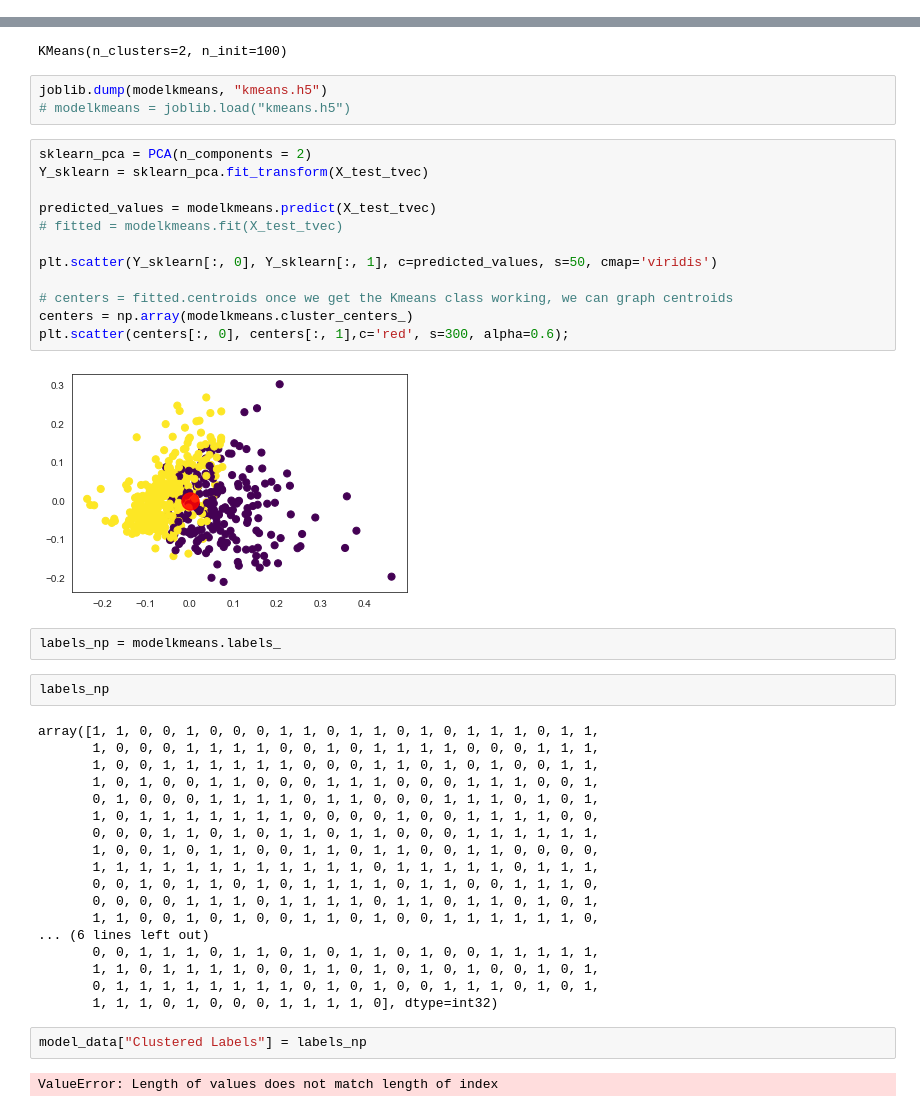
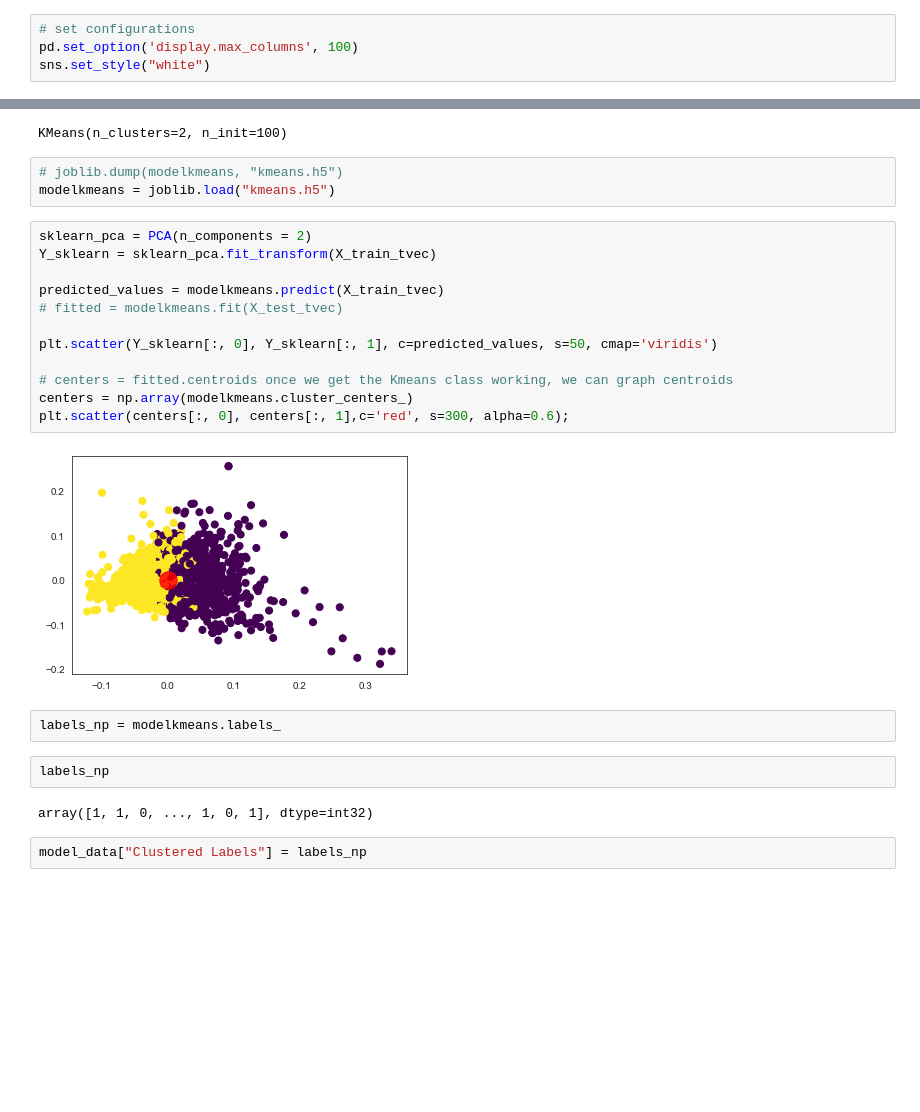
Before and after one commit to ayaanzhaque/SuiSense, a Jupyter notebook: notebooks/unsupervised_text_clustering.ipynb, the cells around one changed output, grey strips where cells are left out. Cells and saved outputs as stored; diff of their text form; blank space fills up the shorter version.

```diff
--- a/notebooks/unsupervised_text_clustering.ipynb
+++ b/notebooks/unsupervised_text_clustering.ipynb
@@ -37,6 +37,10 @@ from nltk.corpus import stopwords
 [nltk_data] Downloading package stopwords to
 [nltk_data]     /Users/ayaanhaque/nltk_data...
 [nltk_data]   Package stopwords is already up-to-date!
+# %%
+# set configurations
+pd.set_option('display.max_columns', 100)
+sns.set_style("white")
 # %%
 model_data = pd.read_csv('../data/data_for_model.csv', keep_default_na=False)
 # %%
@@ -82,46 +86,28 @@ modelkmeans.fit(X_train_tvec)
 # %% [output]
 KMeans(n_clusters=2, n_init=100)
 # %%
-joblib.dump(modelkmeans, "kmeans.h5")
-# modelkmeans = joblib.load("kmeans.h5")
+# joblib.dump(modelkmeans, "kmeans.h5")
+modelkmeans = joblib.load("kmeans.h5")
 # %%
 sklearn_pca = PCA(n_components = 2)
-Y_sklearn = sklearn_pca.fit_transform(X_test_tvec)
+Y_sklearn = sklearn_pca.fit_transform(X_train_tvec)
 
-predicted_values = modelkmeans.predict(X_test_tvec)
+predicted_values = modelkmeans.predict(X_train_tvec)
 # fitted = modelkmeans.fit(X_test_tvec)
 
 plt.scatter(Y_sklearn[:, 0], Y_sklearn[:, 1], c=predicted_values, s=50, cmap='viridis')
 
 # centers = fitted.centroids once we get the Kmeans class working, we can graph centroids
 centers = np.array(modelkmeans.cluster_centers_)
 plt.scatter(centers[:, 0], centers[:, 1],c='red', s=300, alpha=0.6);
 # %% [output]
-[figure, old version]
+[figure, new version]
 # %%
 labels_np = modelkmeans.labels_
 # %%
 labels_np
 # %% [output]
-array([1, 1, 0, 0, 1, 0, 0, 0, 1, 1, 0, 1, 1, 0, 1, 0, 1, 1, 1, 0, 1, 1,
-       1, 0, 0, 0, 1, 1, 1, 1, 0, 0, 1, 0, 1, 1, 1, 1, 0, 0, 0, 1, 1, 1,
-       1, 0, 0, 1, 1, 1, 1, 1, 1, 0, 0, 0, 1, 1, 0, 1, 0, 1, 0, 0, 1, 1,
-       1, 0, 1, 0, 0, 1, 1, 0, 0, 0, 1, 1, 1, 0, 0, 0, 1, 1, 1, 0, 0, 1,
-       0, 1, 0, 0, 0, 1, 1, 1, 1, 0, 1, 1, 0, 0, 0, 1, 1, 1, 0, 1, 0, 1,
-       1, 0, 1, 1, 1, 1, 1, 1, 1, 0, 0, 0, 0, 1, 0, 0, 1, 1, 1, 1, 0, 0,
-       0, 0, 0, 1, 1, 0, 1, 0, 1, 1, 0, 1, 1, 0, 0, 0, 1, 1, 1, 1, 1, 1,
-       1, 0, 0, 1, 0, 1, 1, 0, 0, 1, 1, 0, 1, 1, 0, 0, 1, 1, 0, 0, 0, 0,
-       1, 1, 1, 1, 1, 1, 1, 1, 1, 1, 1, 1, 0, 1, 1, 1, 1, 1, 0, 1, 1, 1,
-       0, 0, 1, 0, 1, 1, 0, 1, 0, 1, 1, 1, 1, 0, 1, 1, 0, 0, 1, 1, 1, 0,
-       0, 0, 0, 0, 1, 1, 1, 0, 1, 1, 1, 1, 0, 1, 1, 0, 1, 1, 0, 1, 0, 1,
-       1, 1, 0, 0, 1, 0, 1, 0, 0, 1, 1, 0, 1, 0, 0, 1, 1, 1, 1, 1, 1, 0,
-... (6 lines left out)
-       0, 0, 1, 1, 1, 0, 1, 1, 0, 1, 0, 1, 1, 0, 1, 0, 0, 1, 1, 1, 1, 1,
-       1, 1, 0, 1, 1, 1, 1, 0, 0, 1, 1, 0, 1, 0, 1, 0, 1, 0, 0, 1, 0, 1,
-       0, 1, 1, 1, 1, 1, 1, 1, 1, 0, 1, 0, 1, 0, 0, 1, 1, 1, 0, 1, 0, 1,
-       1, 1, 1, 0, 1, 0, 0, 0, 1, 1, 1, 1, 0], dtype=int32)
+array([1, 1, 0, ..., 1, 0, 1], dtype=int32)
 # %%
 model_data["Clustered Labels"] = labels_np
-# %% [output]
-ValueError: Length of values does not match length of index
 # %%
```
Also changed, not shown: parts of 3 cells of this notebook, 2 other files.
